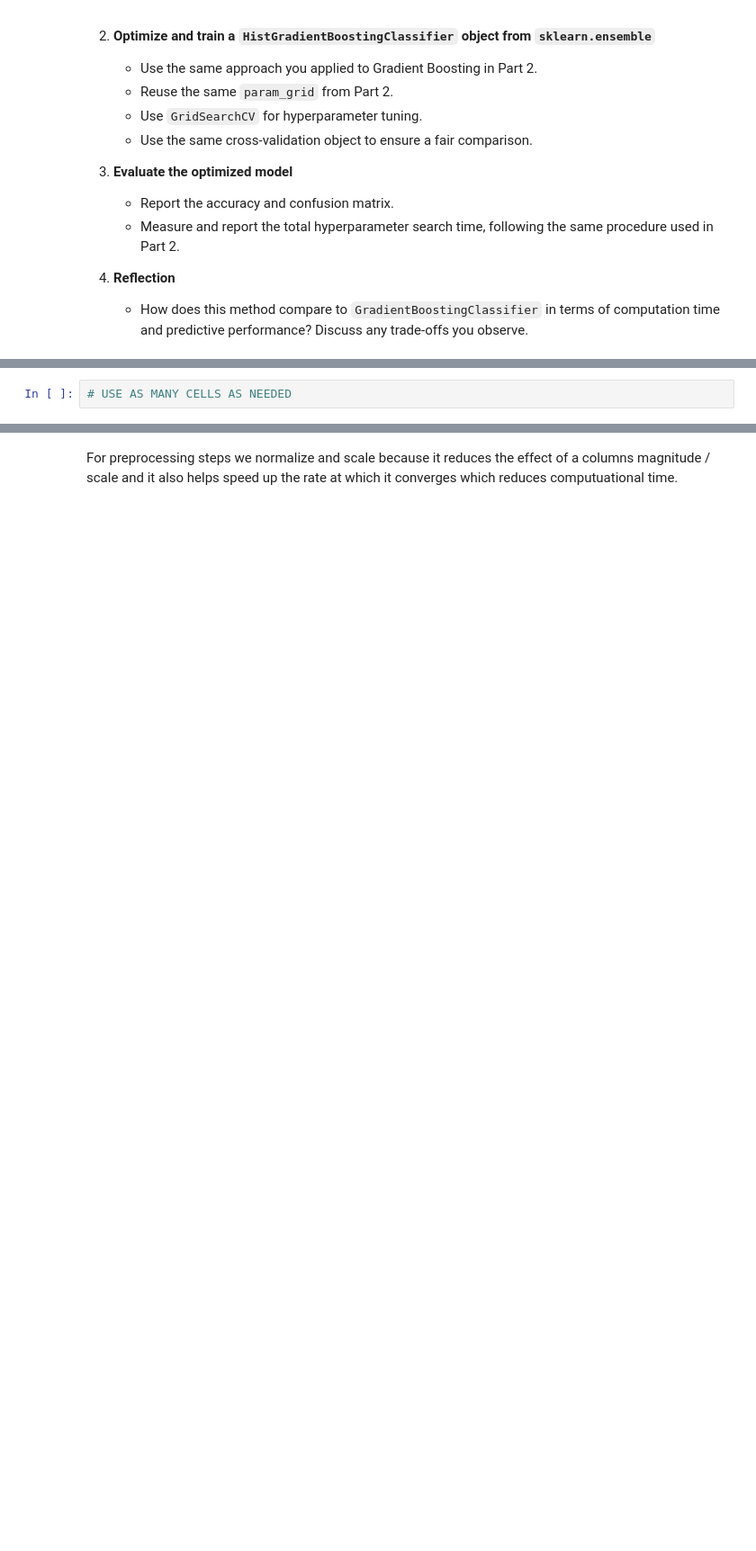
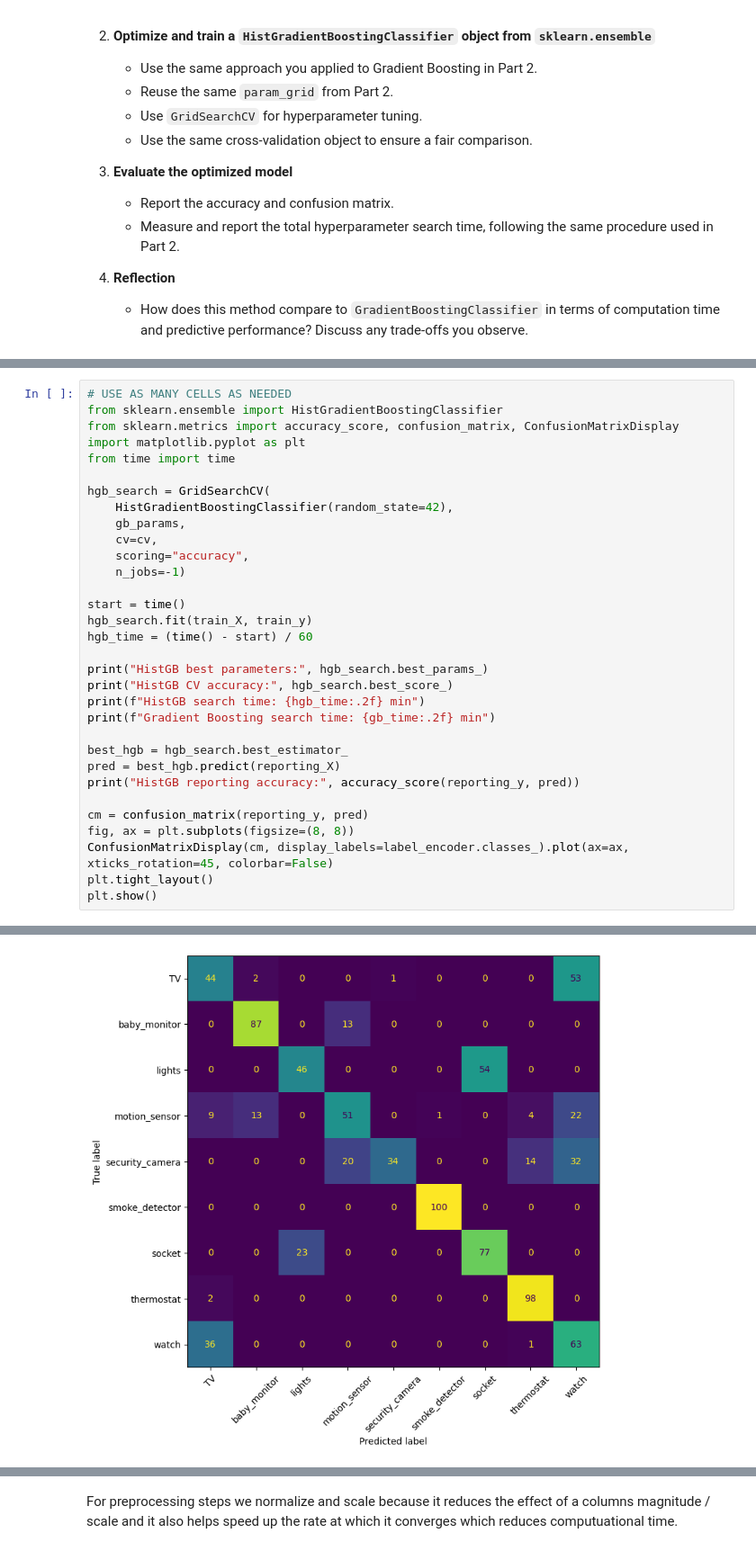
Before and after one commit to rashiadhikarira/ML_LAB07, a Jupyter notebook: 07-iot-ensemble-classification.ipynb, the cells around one changed output, grey strips where cells are left out. Shown at 90% size. Drawn from its saved outputs; the diff is of its cells as text; blank space fills up the shorter version.

```diff
--- a/07-iot-ensemble-classification.ipynb
+++ b/07-iot-ensemble-classification.ipynb
@@ -275,2 +283,33 @@ You should complete the following steps:
 # %%
 # USE AS MANY CELLS AS NEEDED
+from sklearn.ensemble import HistGradientBoostingClassifier
+from sklearn.metrics import accuracy_score, confusion_matrix, ConfusionMatrixDisplay
+import matplotlib.pyplot as plt
+from time import time
+
+hgb_search = GridSearchCV(
+    HistGradientBoostingClassifier(random_state=42),
+    gb_params,
+    cv=cv,
+    scoring="accuracy",
+    n_jobs=-1)
+
+start = time()
+hgb_search.fit(train_X, train_y)
+hgb_time = (time() - start) / 60
+
+print("HistGB best parameters:", hgb_search.best_params_)
+print("HistGB CV accuracy:", hgb_search.best_score_)
+print(f"HistGB search time: {hgb_time:.2f} min")
+print(f"Gradient Boosting search time: {gb_time:.2f} min")
+
+best_hgb = hgb_search.best_estimator_
+pred = best_hgb.predict(reporting_X)
+print("HistGB reporting accuracy:", accuracy_score(reporting_y, pred))
+
+cm = confusion_matrix(reporting_y, pred)
+fig, ax = plt.subplots(figsize=(8, 8))
+ConfusionMatrixDisplay(cm, display_labels=label_encoder.classes_).plot(ax=ax, xticks_rotation=45, colorbar=False)
+plt.tight_layout()
+plt.show()
+# %% [output]
@@ -277,3 +321,4 @@ You should complete the following steps:
+[figure, added]
 # %% [markdown]
 ## Part 4: Neural Network Model (20 points)
 
```
Also changed, not shown: parts of 4 cells of this notebook.
